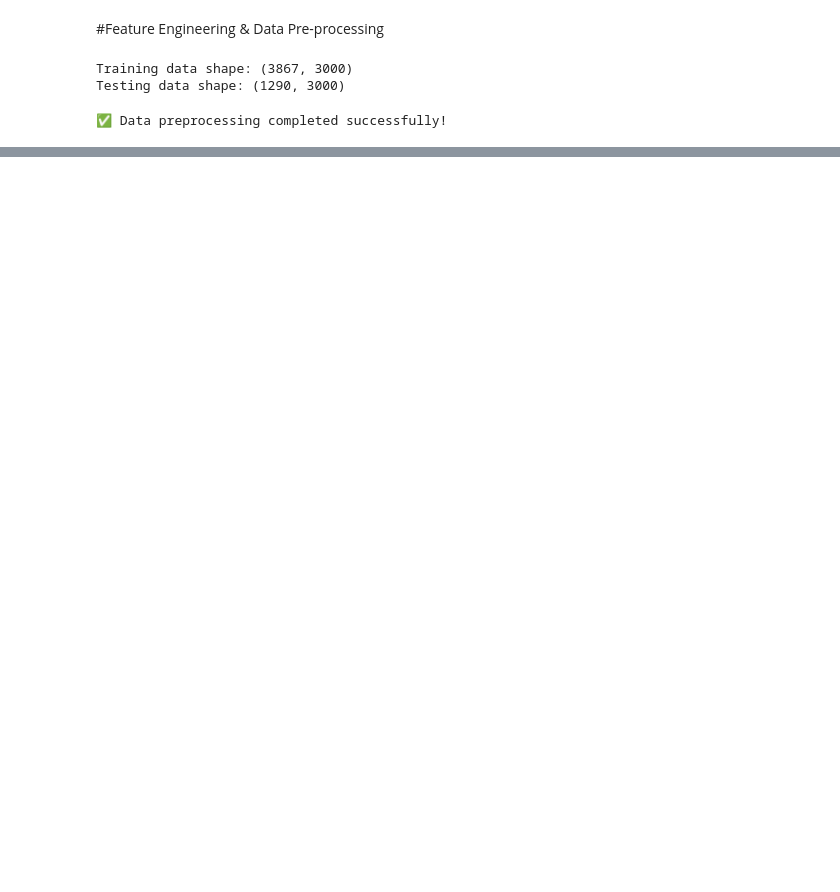
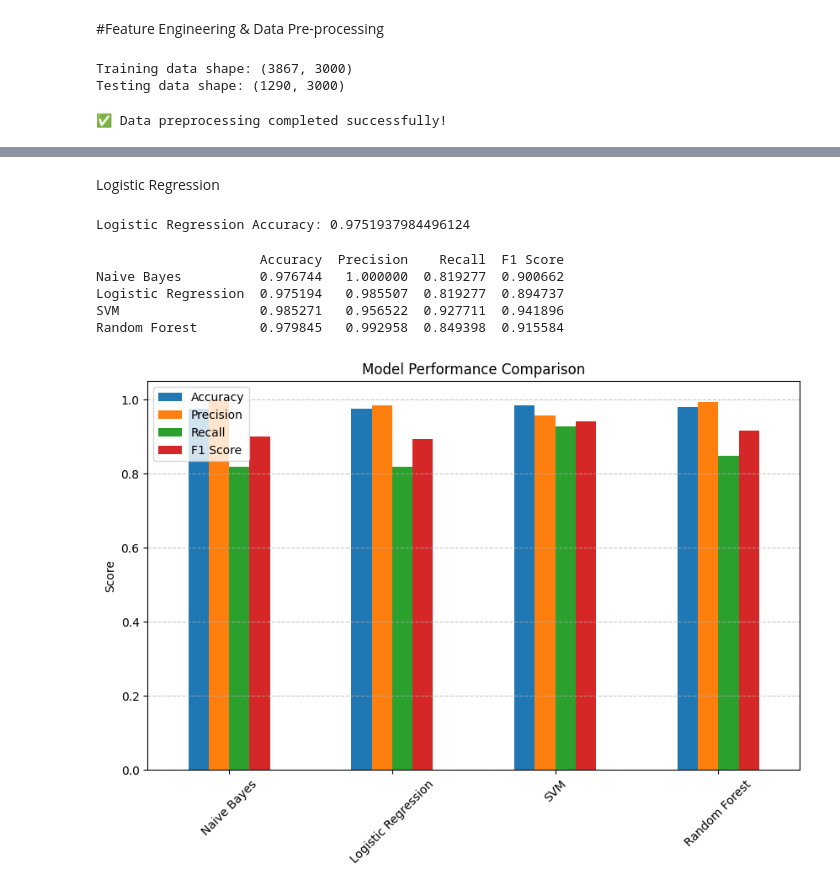
Before and after one commit to koanmg/spam_email_detection, a Jupyter notebook: Data Preprocessing.ipynb.ipynb, the cells around one changed output, grey strips where cells are left out. Saved outputs shown, nothing was run; the diff lists cells and outputs as text; code cells hidden in the pictures; blank space fills up the shorter version.

```diff
--- a/Data Preprocessing.ipynb.ipynb
+++ b/Data Preprocessing.ipynb.ipynb
@@ -195,0 +246,56 @@ print("✅ Data preprocessing completed successfully!")
+# %% [markdown]
+Logistic Regression
+# %%
+from sklearn.linear_model import LogisticRegression
+lr_model = LogisticRegression(max_iter=1000)
+lr_model.fit(X_train_vec, y_train)
+print("Logistic Regression Accuracy:", lr_model.score(X_test_vec, y_test))
+# %% [output]
+Logistic Regression Accuracy: 0.9751937984496124
+# %%
+from sklearn.linear_model import LogisticRegression
+from sklearn.svm import LinearSVC
+from sklearn.ensemble import RandomForestClassifier
+
+models = {
+    "Naive Bayes": MultinomialNB(),
+    "Logistic Regression": LogisticRegression(max_iter=1000),
+    "SVM": LinearSVC(),
+    "Random Forest": RandomForestClassifier(n_estimators=100, random_state=42)
+}
+
+from sklearn.metrics import accuracy_score, precision_score, recall_score, f1_score
+
+results = {}
+
+for name, model in models.items():
+    model.fit(X_train_vec, y_train)
+    y_pred = model.predict(X_test_vec)
+
+    results[name] = {
+        "Accuracy": accuracy_score(y_test, y_pred),
+        "Precision": precision_score(y_test, y_pred, pos_label='spam'),
+        "Recall": recall_score(y_test, y_pred, pos_label='spam'),
+        "F1 Score": f1_score(y_test, y_pred, pos_label='spam')
+    }
+
+import pandas as pd
+results_df = pd.DataFrame(results).T
+print(results_df)
+# %% [output]
+                     Accuracy  Precision    Recall  F1 Score
+Naive Bayes          0.976744   1.000000  0.819277  0.900662
+Logistic Regression  0.975194   0.985507  0.819277  0.894737
+SVM                  0.985271   0.956522  0.927711  0.941896
+Random Forest        0.979845   0.992958  0.849398  0.915584
+# %%
+import matplotlib.pyplot as plt
+
+results_df.plot(kind='bar', figsize=(10,6))
+plt.title("Model Performance Comparison")
+plt.ylabel("Score")
+plt.xticks(rotation=45)
+plt.grid(axis='y', linestyle='--', alpha=0.7)
+plt.show()
+# %% [output]
+[figure, added]
```
Also changed, not shown: parts of 12 cells of this notebook.
